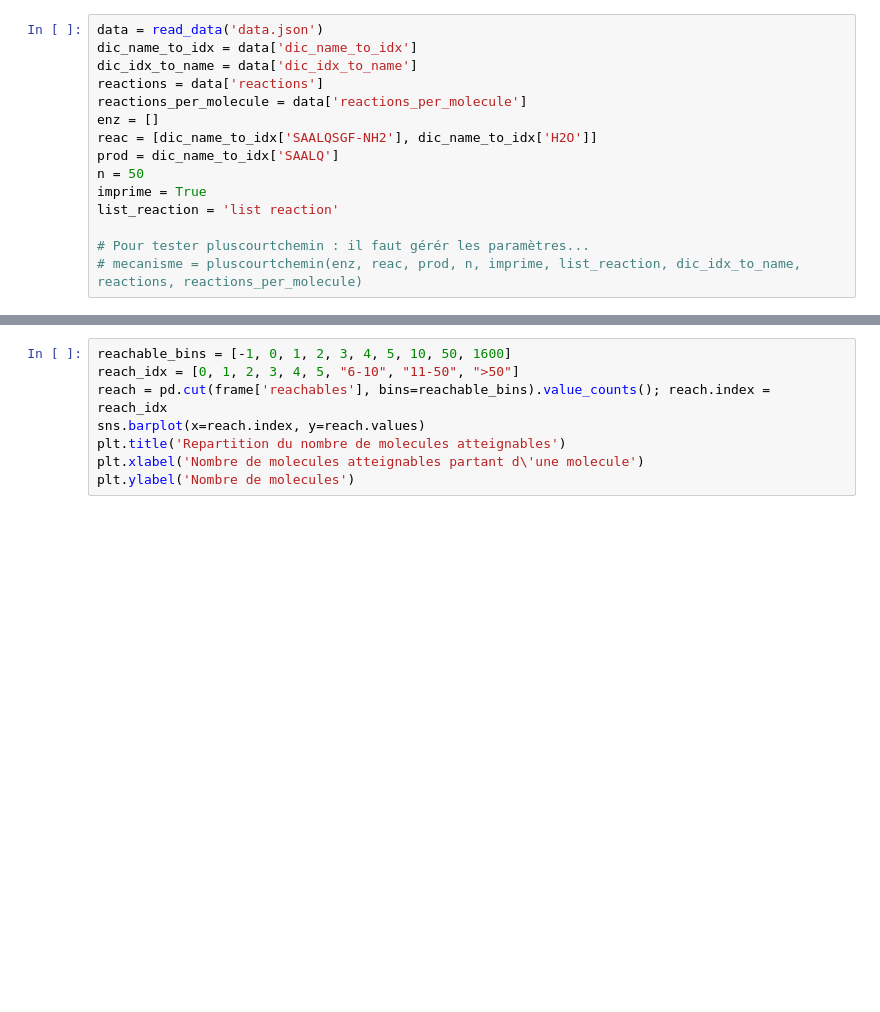
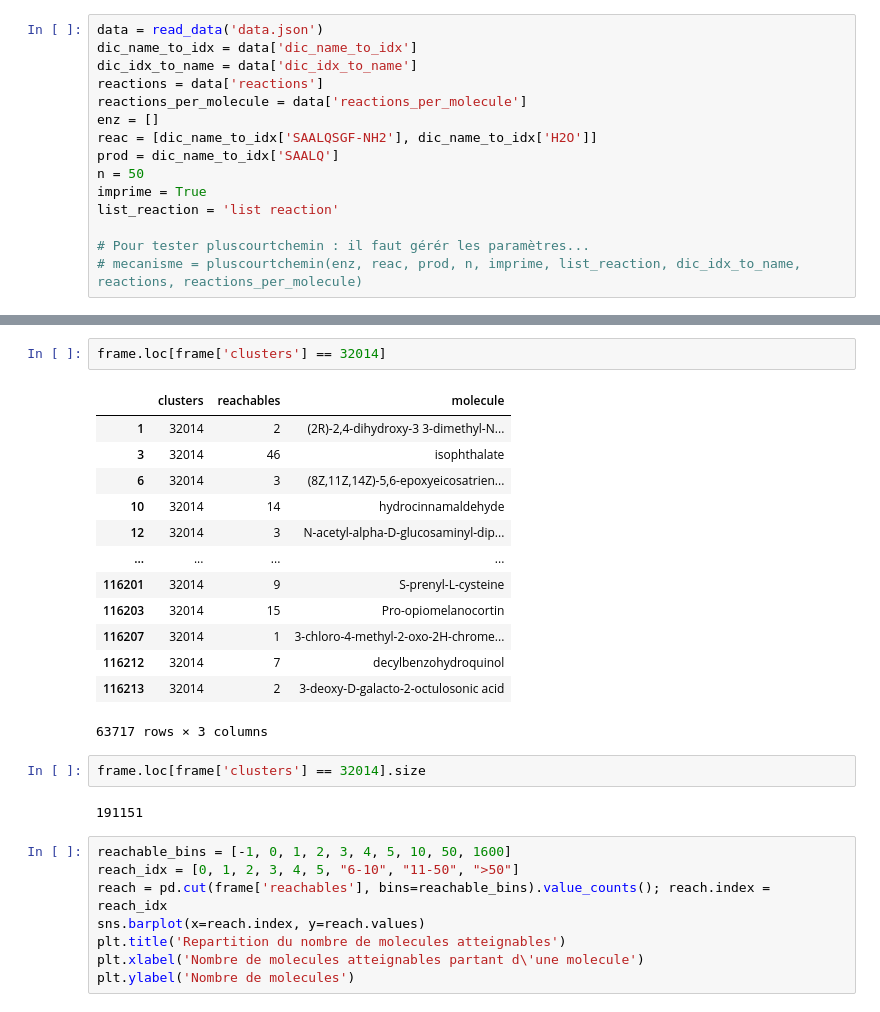
Before and after one commit to bessa75/INRIA-CRN, a Jupyter notebook: tests_brenda.ipynb, the cells around one changed output, grey strips where cells are left out. Cells and saved outputs as stored; diff of their text form; blank space fills up the shorter version.

```diff
--- a/tests_brenda.ipynb
+++ b/tests_brenda.ipynb
@@ -113,3 +155,23 @@ frame.head(5)
+# %%
+frame.loc[frame['clusters'] == 32014]
+# %% [output]
+|  | clusters | reachables | molecule |
+| 1 | 32014 | 2 | (2R)-2,4-dihydroxy-3 3-dimethyl-N... |
+| 3 | 32014 | 46 | isophthalate |
+| 6 | 32014 | 3 | (8Z,11Z,14Z)-5,6-epoxyeicosatrien... |
+| 10 | 32014 | 14 | hydrocinnamaldehyde |
+| 12 | 32014 | 3 | N-acetyl-alpha-D-glucosaminyl-dip... |
+| ... | ... | ... | ... |
+| 116201 | 32014 | 9 | S-prenyl-L-cysteine |
+| 116203 | 32014 | 15 | Pro-opiomelanocortin |
+| 116207 | 32014 | 1 | 3-chloro-4-methyl-2-oxo-2H-chrome... |
+| 116212 | 32014 | 7 | decylbenzohydroquinol |
+| 116213 | 32014 | 2 | 3-deoxy-D-galacto-2-octulosonic acid |
+63717 rows × 3 columns
+# %%
+frame.loc[frame['clusters'] == 32014].size
+# %% [output]
+191151
 # %%
 reachable_bins = [-1, 0, 1, 2, 3, 4, 5, 10, 50, 1600]
 reach_idx = [0, 1, 2, 3, 4, 5, "6-10", "11-50", ">50"]
```
Also changed, not shown: parts of 12 cells of this notebook, 5 other files.
